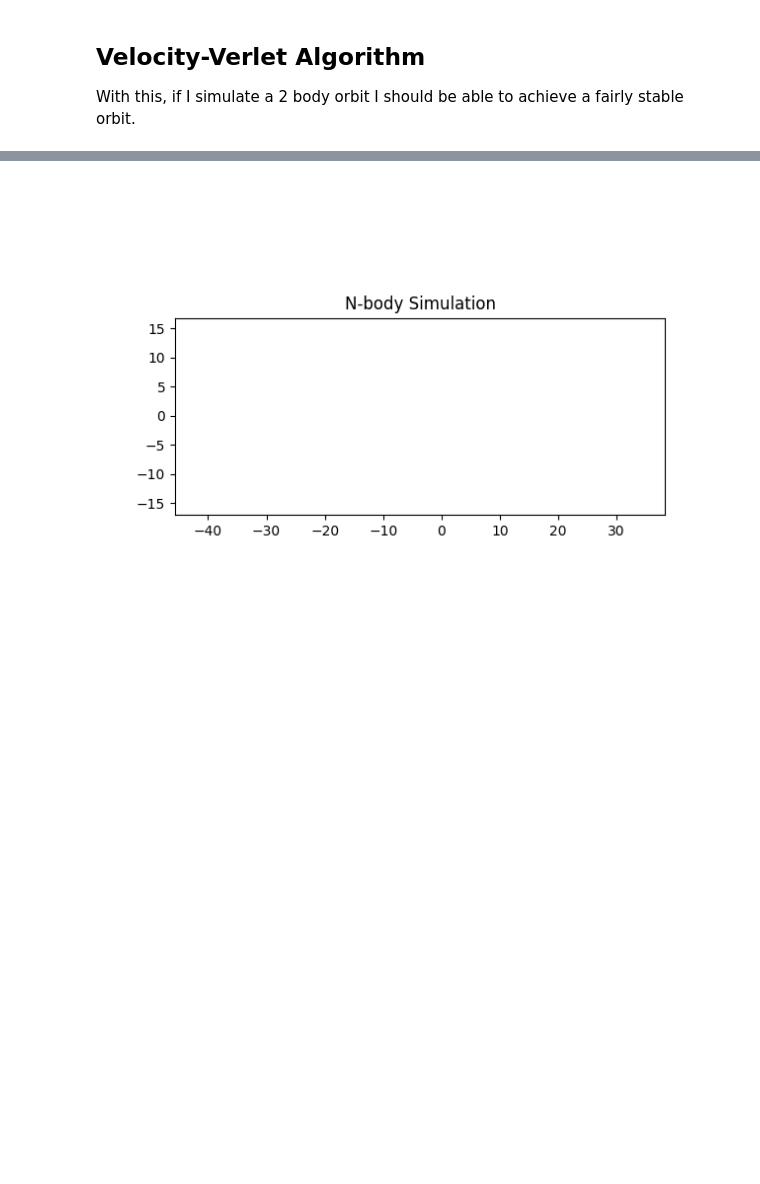
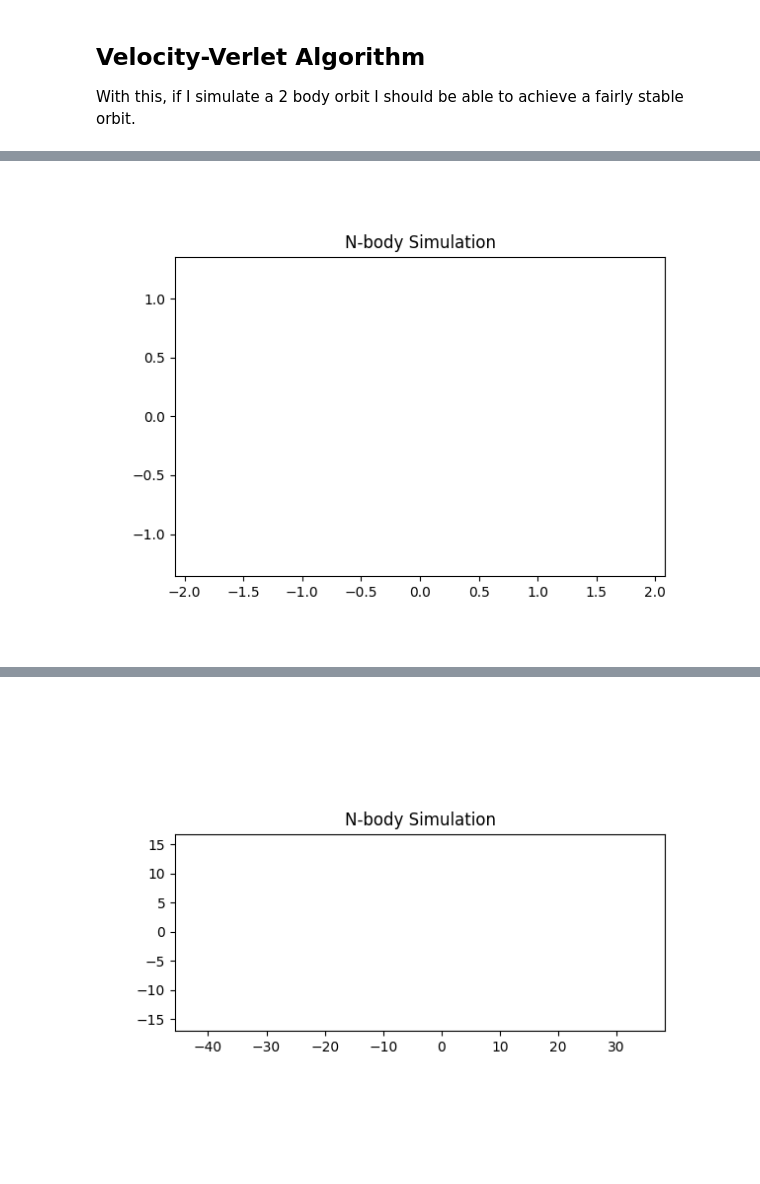
Before and after one commit to OliverPearce5/N-body_sim, a Jupyter notebook: nbody.ipynb, the cells around one changed output, grey strips where cells are left out. Saved outputs shown, nothing was run; the diff lists cells and outputs as text; code cells hidden in the pictures; blank space fills up the shorter version.

```diff
--- a/nbody.ipynb
+++ b/nbody.ipynb
@@ -341,0 +500,35 @@ With this, if I simulate a 2 body orbit I should be able to achieve a fairly sta
+# %%
+%matplotlib widget
+# Assume `trajectory` is already computed and is shape (n_steps, N, 3)
+n_steps, N, _ = trajectory.shape
+
+# Set up the figure and axes
+fig, ax = plt.subplots()
+ax.set_xlim(np.min(trajectory[:,:,0]) - 1, np.max(trajectory[:,:,0]) + 1)
+ax.set_ylim(np.min(trajectory[:,:,1]) - 1, np.max(trajectory[:,:,1]) + 1)
+ax.set_aspect('equal')
+ax.set_title('N-body Simulation')
+
+# Initialize scatter plot
+scat = ax.scatter([], [], s=50)
+
+# Optional: add trails
+trails = [ax.plot([], [], lw=1)[0] for _ in range(N)]
+
+# Update function
+def update(frame):
+    x = trajectory[frame, :, 0]
+    y = trajectory[frame, :, 1]
+    scat.set_offsets(np.column_stack((x, y)))
+
+    # Update trails
+    for i in range(N):
+        trails[i].set_data(trajectory[:frame+1, i, 0], trajectory[:frame+1, i, 1])
+    return scat, *trails
+
+# Create animation
+ani = FuncAnimation(fig, update, frames=n_steps, interval=10, blit=True)
+
+plt.show()
+# %% [output]
+[figure, added]
```
Also changed, not shown: parts of 11 cells of this notebook.
